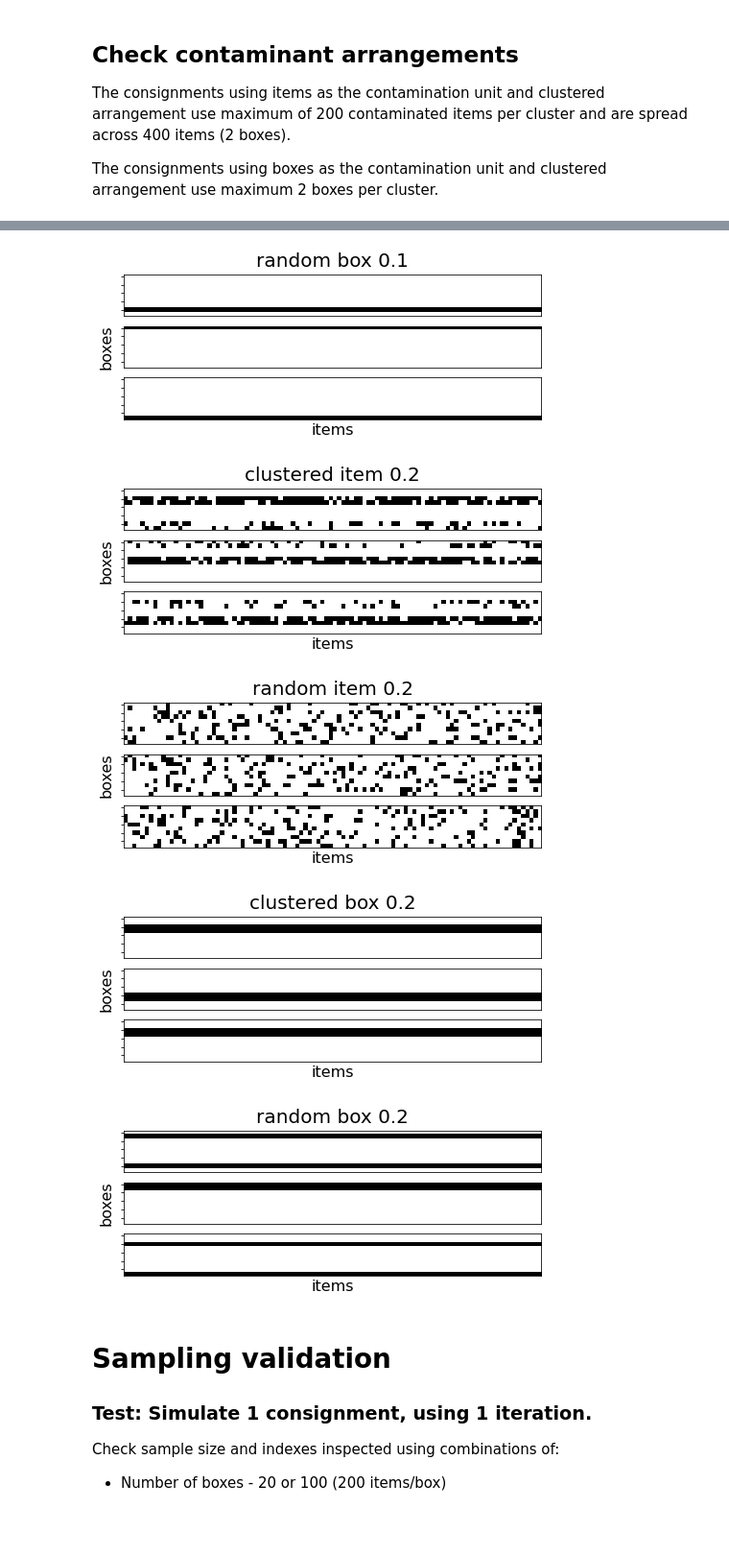
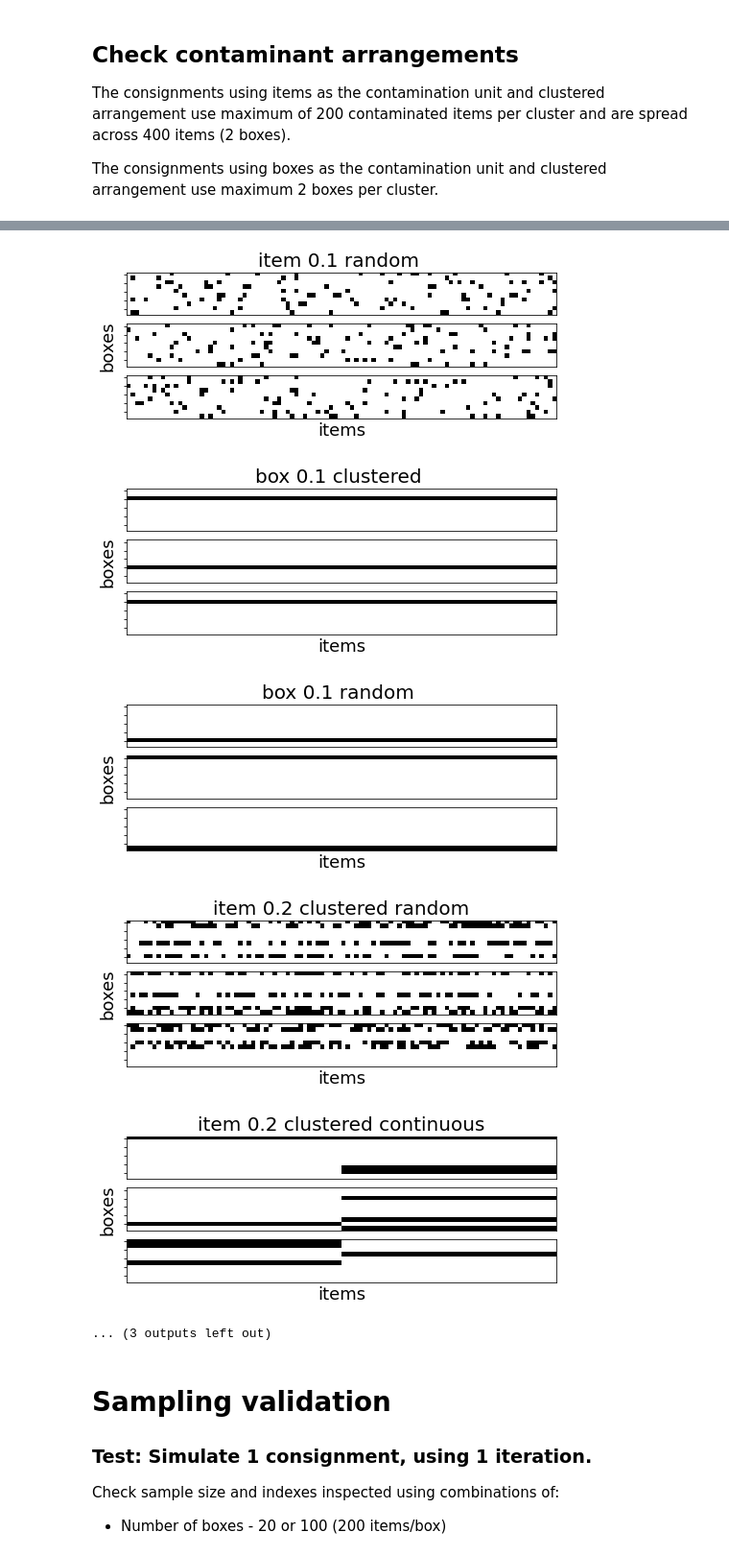
Before and after one commit to ncsu-landscape-dynamics/popsborder, a Jupyter notebook: validation_plots.ipynb, the cells around one changed output, grey strips where cells are left out. Shown at 96% size. Cells and saved outputs as stored; diff of their text form; code cells hidden in the pictures; blank space fills up the shorter version.

Commit message:
Update validation plots

```diff
--- a/validation_plots.ipynb
+++ b/validation_plots.ipynb
@@ -19,9 +19,9 @@ basic_config = load_configuration(datadir / "config.yml")
 scenario_table = load_scenario_table(datadir / "validation_scenarios.csv")
 # %%
 # Separate the scenarios by validation category (contamination, sampling, and outcomes)
-contaminate_validation_scenarios = scenario_table[0:16]
-sample_validation_scenarios = scenario_table[16:40]
-outcome_validation_scenarios = scenario_table[40:80]
+contaminate_validation_scenarios = scenario_table[0:20]
+sample_validation_scenarios = scenario_table[20:44]
+outcome_validation_scenarios = scenario_table[44:84]
 # %% [markdown]
 # Contamination validation
 
@@ -41,7 +41,7 @@ Check contamination rates using combinations of::
 num_consignments_1 = 3
 contaminate_validation_1 = run_scenarios(
     config=basic_config,
-    scenario_table=contaminate_validation_scenarios[0:12],
+    scenario_table=contaminate_validation_scenarios[0:15],
     seed=42,
     num_simulations=1,
     num_consignments=num_consignments_1,
@@ -65,7 +68,7 @@ Running scenario: contaminate validation 12
 num_consignments_2 = 1000
 contaminate_validation_2 = run_scenarios(
     config=basic_config,
-    scenario_table=contaminate_validation_scenarios[12:16],
+    scenario_table=contaminate_validation_scenarios[15:21],
     seed=42,
     num_simulations=20,
     num_consignments=num_consignments_2,
@@ -107,7 +111,7 @@ contaminate_validation_df_1 = save_scenario_result_to_pandas(
 contaminate_validation_df_2 = save_scenario_result_to_pandas(
     contaminate_validation_2,
     config_columns=[
-        "consignment_name",
+        "consignment name",
         "consignment/boxes/min",
         "consignment/boxes/max",
         "consignment/items_per_box/default",
@@ -210,15 +214,16 @@ scenarios = contaminate_validation_df_1["consignment name"]
 for index, scenario in enumerate(scenarios):
     contaminate_validation_items = np.stack(contaminate_validation_items_unstacked[index])
     items_by_consignment = np.vsplit(contaminate_validation_items, num_consignments_1)
-    fig, axs = plt.subplots(len(items_by_consignment), figsize=(7.8,2.8))
+    fig, axs = plt.subplots(len(items_by_consignment), figsize=(7,2.8))
+    plt.subplots_adjust(left=0.06,right=0.98)
     for i in range(len(items_by_consignment)):
         axs[i].matshow(items_by_consignment[i], cmap='Greys')
         axs[i].set_yticklabels([])
         axs[i].tick_params(labeltop=False, top=False, bottom=False)
         if i == 1:
-            axs[i].set_ylabel('boxes', fontsize=16)
+            axs[i].set_ylabel('boxes', fontsize=18)
         if i == 2:
-            axs[i].set_xlabel('items', fontsize=16)
+            axs[i].set_xlabel('items', fontsize=18)
         if i == 0:
             axs[i].set_title(scenario, fontsize=20)
         #plt.tight_layout()
@@ -234,8 +239,9 @@ for index, scenario in enumerate(scenarios):
-[figure, old version]
+[figure, new version]
-[figure, old version]
+[figure, new version]
-[figure, old version]
+[figure, new version]
-[figure, old version]
+[figure, new version]
-[figure, old version]
+[figure, new version]
+... (3 outputs left out)
 # %% [markdown]
 # Sampling validation
 
```
Also changed, not shown: parts of 8 cells of this notebook, 1 other file.
